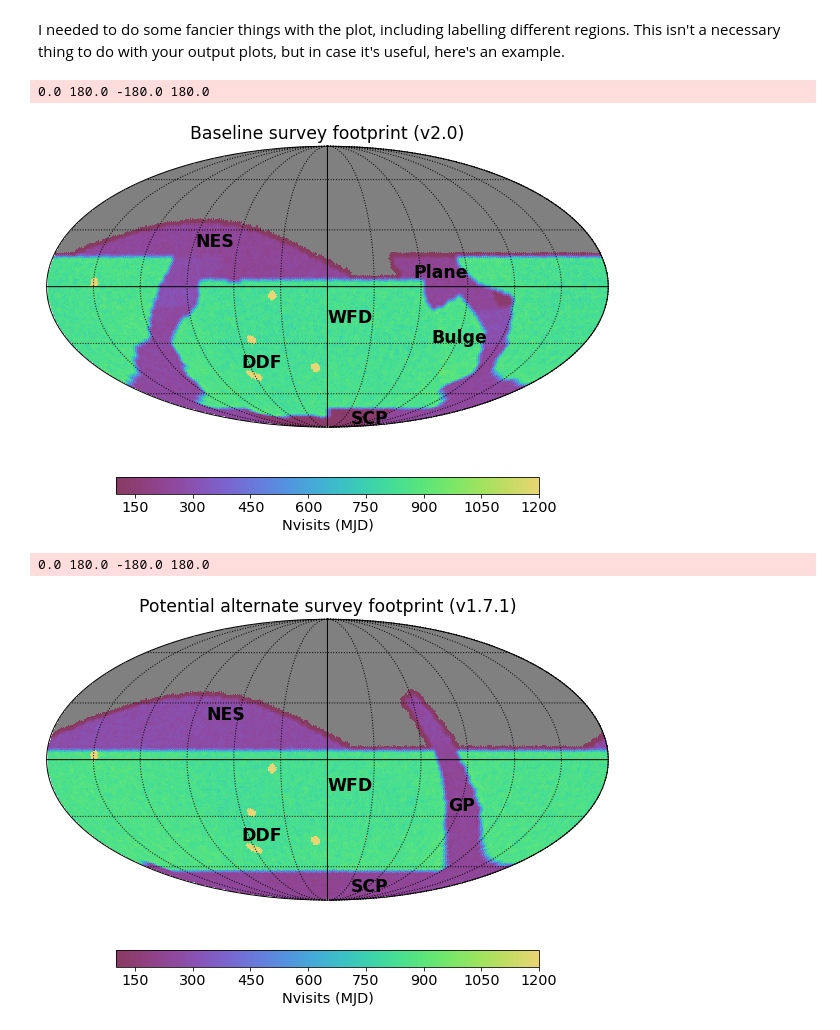
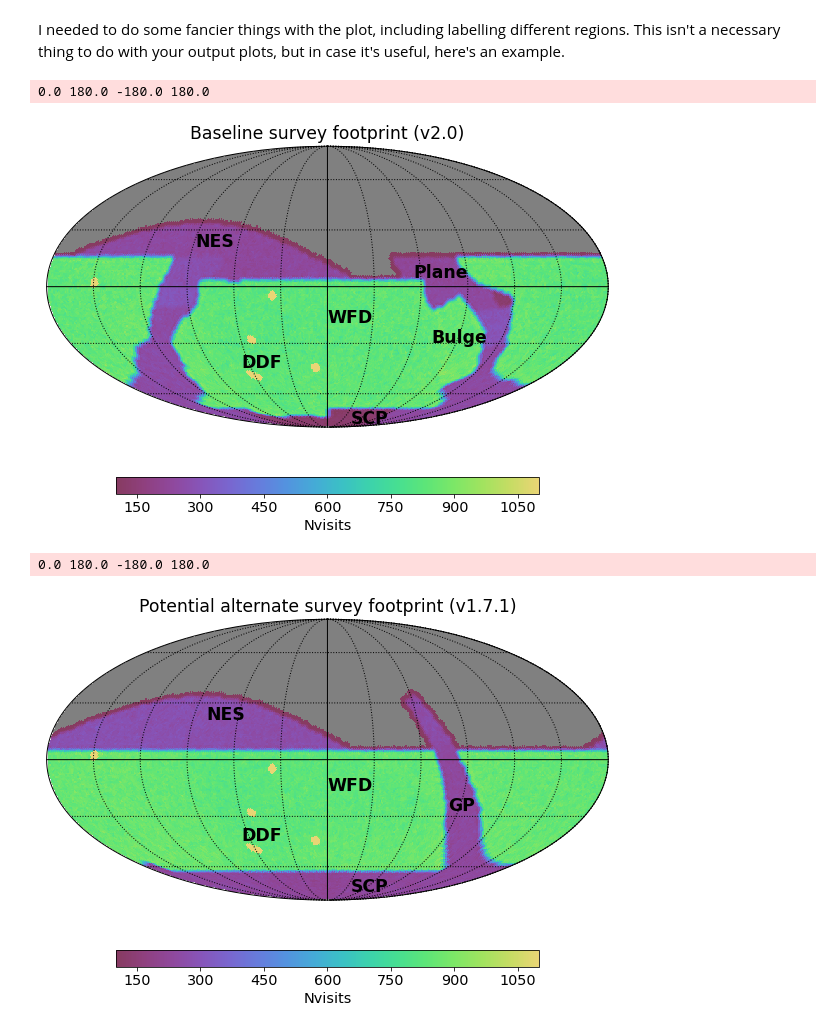
Before and after one commit to lsst/rubin_sim_notebooks, a Jupyter notebook: maf/tutorial/Survey Footprint.ipynb, the cells around one changed output. Cells and saved outputs as stored; diff of their text form; code cells hidden in the pictures.

Commit message:
Tweak plot dict for nicer final survey footprint plots

```diff
--- a/maf/tutorial/Survey Footprint.ipynb
+++ b/maf/tutorial/Survey Footprint.ipynb
@@ -119,32 +119,32 @@ I needed to do some fancier things with the plot, including labelling different
 # %%
 # I needed a copy of the skymaps with regions labelled.
 figformat = 'png'
 ph = maf.PlotHandler(savefig=False, figformat=figformat, thumbnail=False, dpi=270, outDir=outDir)
 ph.setMetricBundles([bundle])
 ph.plot(plotFunc=maf.plots.HealpixSkyMap(),
-        plotDicts={'colorMin': 100, 'colorMax':1200, 'figsize': (8, 7),
-                   'labelsize': 'x-large', 'fontsize':'x-large'})
+        plotDicts={'colorMin': 100, 'colorMax':1100, 'figsize': (8, 7),  'nTicks': 7,
+                   'labelsize': 'x-large', 'fontsize':'x-large', 'xlabel': "Nvisits"})
 plt.figtext(0.51, 0.45, r'WFD', fontsize='xx-large', fontweight='bold')
 plt.figtext(0.28, 0.6, r'NES', fontsize='xx-large', fontweight='bold')
 plt.figtext(0.69, 0.41, r'Bulge', fontsize='xx-large', fontweight='bold')
 plt.figtext(0.66, 0.54, r'Plane', fontsize='xx-large', fontweight='bold')
 plt.figtext(0.55, 0.25, r'SCP', fontsize='xx-large', fontweight='bold')
 plt.figtext(0.36, 0.36, r'DDF', fontsize='xx-large', fontweight='bold')
 plt.title(f'Baseline survey footprint (v2.0)', fontsize='xx-large', fontweight='normal')
 # We have to save the figure separately, because otherwise labels aren't getting saved.
 plt.savefig(os.path.join(outDir, f'{opsim}_nvisits.{figformat}' ),
             facecolor='w', edgecolor='w', bbox_inches='tight',dpi=270, format=figformat)
 # %% [output]
 0.0 180.0 -180.0 180.0
-[figure, old version]
+[figure, new version]
 # %%
 # I needed a copy of the skymaps with regions labelled.
 figformat = 'png'
 ph = maf.PlotHandler(savefig=False, figformat=figformat, thumbnail=False, dpi=270, outDir=outDir)
 ph.setMetricBundles([obundle])
 ph.plot(plotFunc=maf.plots.HealpixSkyMap(),
-        plotDicts={'colorMin': 100, 'colorMax':1200, 'figsize': (8, 7),
-                   'labelsize': 'x-large', 'fontsize':'x-large'})
+        plotDicts={'colorMin': 100, 'colorMax':1100, 'figsize': (8, 7),  'nTicks': 7,
+                   'labelsize': 'x-large', 'fontsize':'x-large', 'xlabel': "Nvisits"})
 plt.figtext(0.51, 0.46, r'WFD', fontsize='xx-large', fontweight='bold')
 plt.figtext(0.3, 0.6, r'NES', fontsize='xx-large', fontweight='bold')
 plt.figtext(0.72, 0.42, r'GP', fontsize='xx-large', fontweight='bold')
@@ -156,4 +156,4 @@ plt.savefig(os.path.join(outDir, f'{other}_nvisits.{figformat}' ),
             facecolor='w', edgecolor='w', bbox_inches='tight', dpi=270, format=figformat)
 # %% [output]
 0.0 180.0 -180.0 180.0
-[figure, old version]
+[figure, new version]
```
